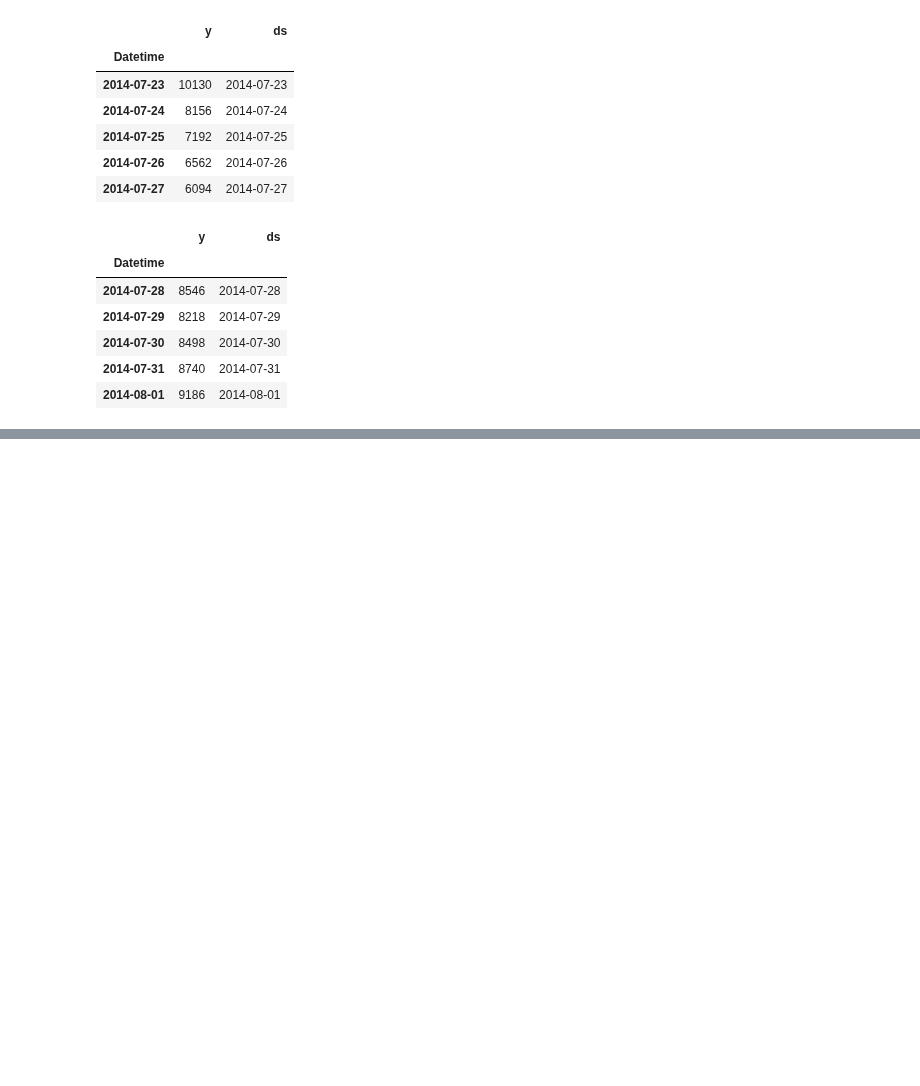
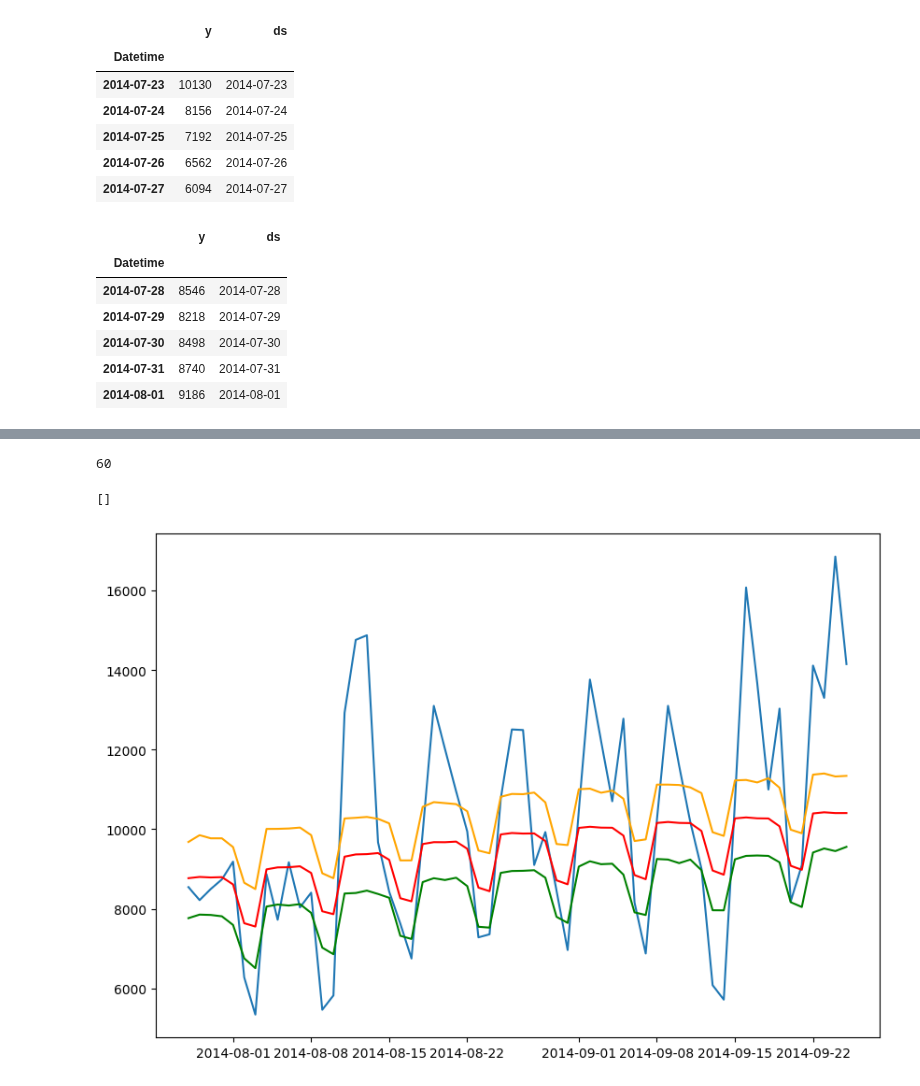
Before and after one commit to BhavyaT-135/Python-ML-Bootcamp, a Jupyter notebook: 08_traffic_forecast_time_series/traffic_forecast_time_series.ipynb, the cells around one changed output, grey strips where cells are left out. Cells and saved outputs as stored; diff of their text form; code cells hidden in the pictures; blank space fills up the shorter version.

```diff
--- a/08_traffic_forecast_time_series/traffic_forecast_time_series.ipynb
+++ b/08_traffic_forecast_time_series/traffic_forecast_time_series.ipynb
@@ -139,0 +181,16 @@ test.head()
+# %%
+pred = forecast.iloc[-60:, :]
+len(pred)
+# %% [output]
+60
+# %%
+# Test Results
+plt.figure(figsize = (10,7))
+plt.plot(test['ds'], test['y'], label = 'Actual')
+plt.plot(pred['ds'], pred['yhat'], color='red')
+plt.plot(pred['ds'], pred['yhat_lower'], color='green')
+plt.plot(pred['ds'], pred['yhat_upper'], color='orange')
+plt.plot()
+# %% [output]
+[]
+[figure, added]
```
Also changed, not shown: parts of 9 cells of this notebook.
